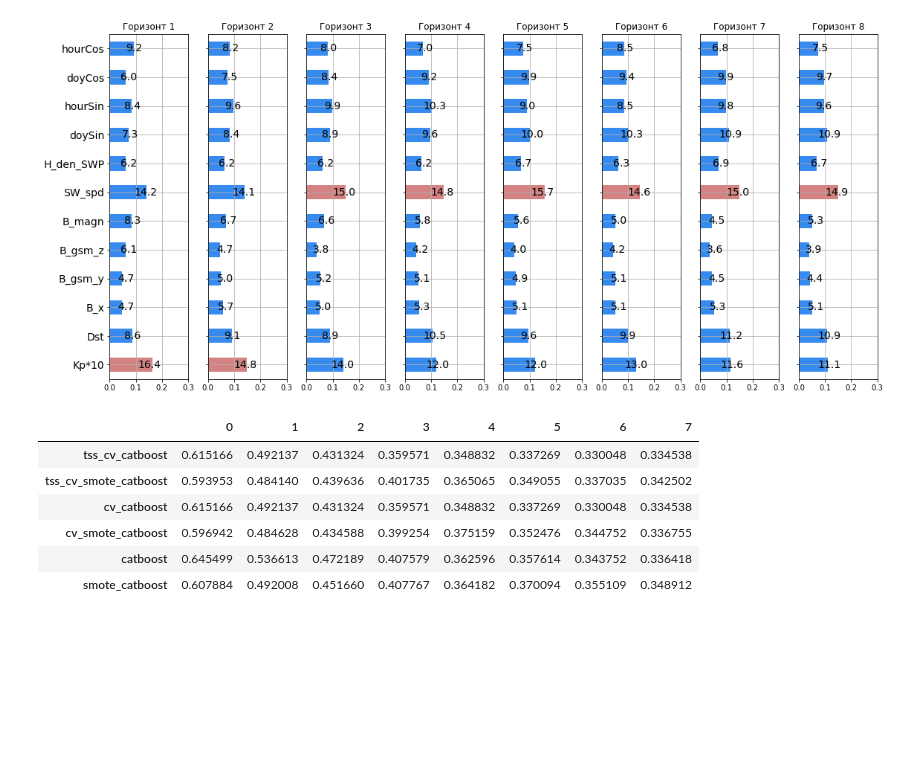
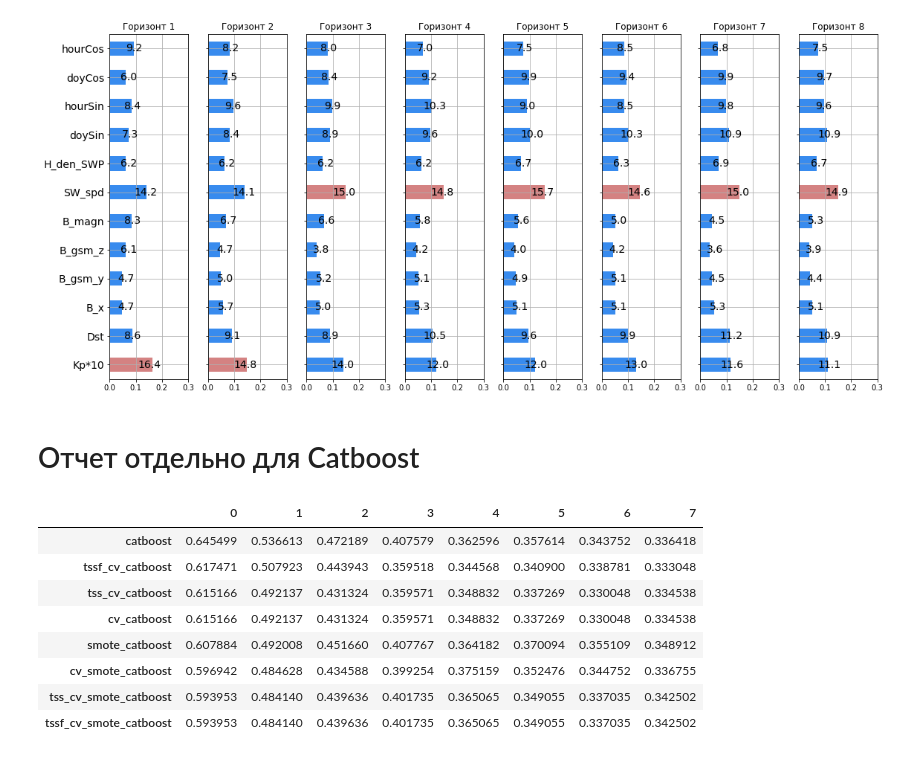
Before and after one commit to oldhroft/kp_research, a Jupyter notebook: notebooks/Report_no_lags.ipynb, the cells around one changed output. Cells and saved outputs as stored; diff of their text form; code cells hidden in the pictures; blank space fills up the shorter version.

```diff
--- a/notebooks/Report_no_lags.ipynb
+++ b/notebooks/Report_no_lags.ipynb
@@ -13,6 +13,7 @@ os.chdir('../')
 # %%
 path = '/Users/17518516/Documents/results_trivial'
 path_tss = '/Users/17518516/Documents/results_trivial_tss'
+path_tssf = '/Users/17518516/Documents/results_trivial_tss_fixed_train'
 # %%
 report_path = os.path.join(path, 'report')
 fi_path = os.path.join(report_path, 'feature_importances')
@@ -23,6 +24,11 @@ report_path_tss = os.path.join(path_tss, 'report')
 fi_path_tss = os.path.join(report_path_tss, 'feature_importances')
 cv_path_tss = os.path.join(path_tss, 'cv_results')
 history_path_tss = os.path.join(path_tss, 'history')
+
+report_path_tssf = os.path.join(path_tssf, 'report')
+fi_path_tssf = os.path.join(report_path_tssf, 'feature_importances')
+cv_path_tssf = os.path.join(path_tssf, 'cv_results')
+history_path_tssf = os.path.join(path_tssf, 'history')
 # %%
 import re
 
@@ -195,9 +203,13 @@ report = (
 report1 = (
     pd.read_excel(os.path.join(report_path_tss, 'report.xlsx'), index_col=0)
     .pipe(process_report, mode=1))
+
+report2 = (
+    pd.read_excel(os.path.join(report_path_tssf, 'report.xlsx'), index_col=0)
+    .pipe(process_report, mode=1))
 report1.index = 'tss_' + report1.index
-
-report = pd.concat([report1, report])
+report2.index = 'tssf_' + report2.index
+report = pd.concat([report1, report2, report])
 # %%
 report
 # %% [output]
@@ -502,13 +578,17 @@ plot_fi('smote_lightgbm', max_x=.3)
         <AxesSubplot:title={'center':'Горизонт 7'}>,
         <AxesSubplot:title={'center':'Горизонт 8'}>], dtype=object))
 [figure]
+# %% [markdown]
+# Отчет отдельно для Catboost
 # %%
-report[report.index.str.contains('catboost')]
+report[report.index.str.contains('catboost')].sort_values(by=0, ascending=False)
 # %% [output]
 |  | 0 | 1 | 2 | 3 | 4 | 5 | 6 | 7 |
+| catboost | 0.645499 | 0.536613 | 0.472189 | 0.407579 | 0.362596 | 0.357614 | 0.343752 | 0.336418 |
+| tssf_cv_catboost | 0.617471 | 0.507923 | 0.443943 | 0.359518 | 0.344568 | 0.340900 | 0.338781 | 0.333048 |
 | tss_cv_catboost | 0.615166 | 0.492137 | 0.431324 | 0.359571 | 0.348832 | 0.337269 | 0.330048 | 0.334538 |
+| cv_catboost | 0.615166 | 0.492137 | 0.431324 | 0.359571 | 0.348832 | 0.337269 | 0.330048 | 0.334538 |
+| smote_catboost | 0.607884 | 0.492008 | 0.451660 | 0.407767 | 0.364182 | 0.370094 | 0.355109 | 0.348912 |
+| cv_smote_catboost | 0.596942 | 0.484628 | 0.434588 | 0.399254 | 0.375159 | 0.352476 | 0.344752 | 0.336755 |
 | tss_cv_smote_catboost | 0.593953 | 0.484140 | 0.439636 | 0.401735 | 0.365065 | 0.349055 | 0.337035 | 0.342502 |
-| cv_catboost | 0.615166 | 0.492137 | 0.431324 | 0.359571 | 0.348832 | 0.337269 | 0.330048 | 0.334538 |
-| cv_smote_catboost | 0.596942 | 0.484628 | 0.434588 | 0.399254 | 0.375159 | 0.352476 | 0.344752 | 0.336755 |
-| catboost | 0.645499 | 0.536613 | 0.472189 | 0.407579 | 0.362596 | 0.357614 | 0.343752 | 0.336418 |
-| smote_catboost | 0.607884 | 0.492008 | 0.451660 | 0.407767 | 0.364182 | 0.370094 | 0.355109 | 0.348912 |
+| tssf_cv_smote_catboost | 0.593953 | 0.484140 | 0.439636 | 0.401735 | 0.365065 | 0.349055 | 0.337035 | 0.342502 |
```
Also changed, not shown: parts of 12 cells of this notebook, 1 other file.
